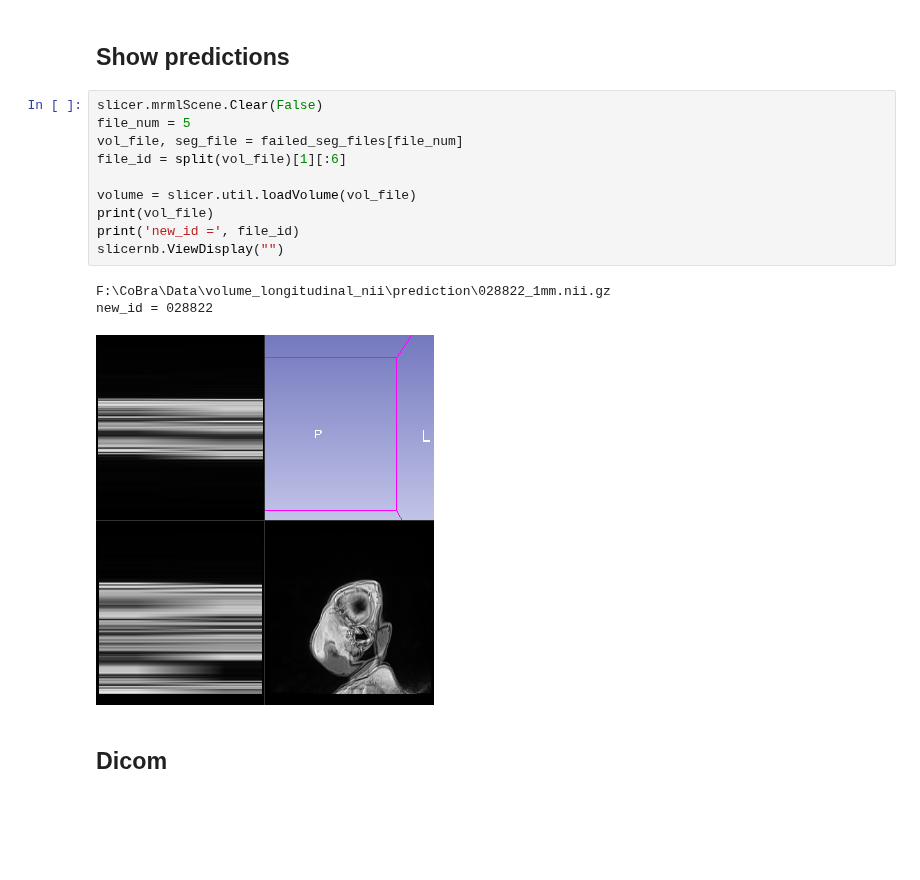
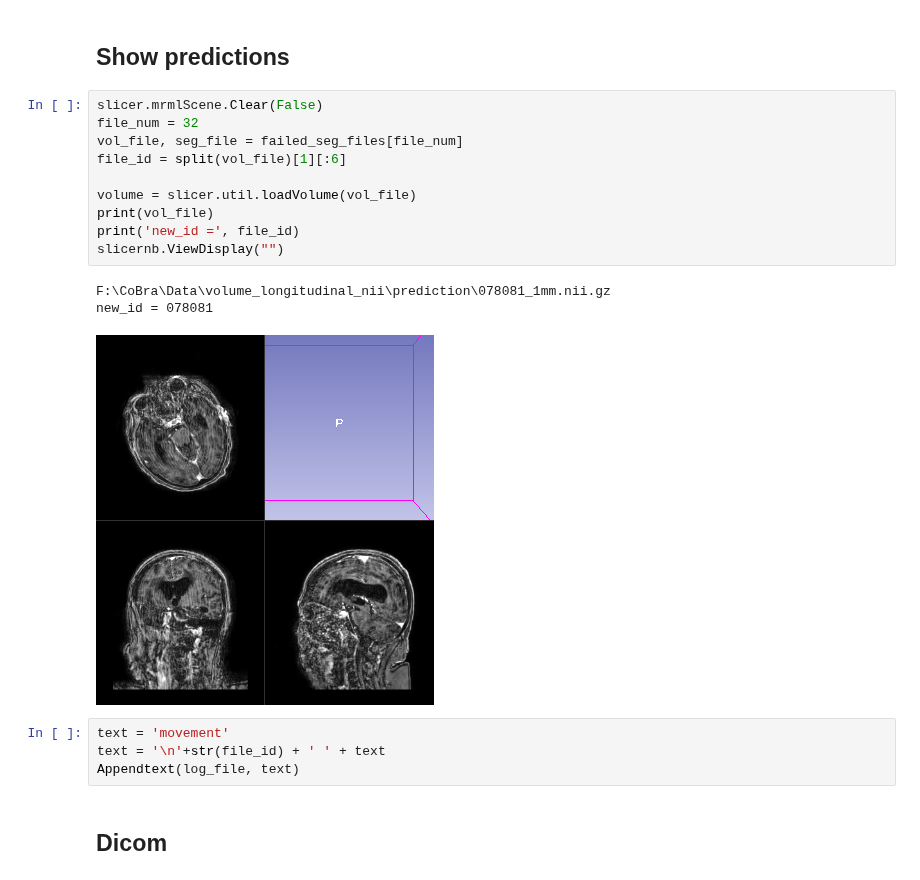
Before and after one commit to Kiril94/Thesis, a Jupyter notebook: cobra/t1_long/examine_failed_seg.ipynb, the cells around one changed output. Drawn from its saved outputs; the diff is of its cells as text; blank space fills up the shorter version.

```diff
--- a/cobra/t1_long/examine_failed_seg.ipynb
+++ b/cobra/t1_long/examine_failed_seg.ipynb
@@ -75,18 +75,22 @@ There are now 116 files in the database
 ## Show predictions
 # %%
 slicer.mrmlScene.Clear(False)
-file_num = 5
+file_num = 32
 vol_file, seg_file = failed_seg_files[file_num]
 file_id = split(vol_file)[1][:6]
 
 volume = slicer.util.loadVolume(vol_file)
 print(vol_file)
 print('new_id =', file_id)
 slicernb.ViewDisplay("")
 # %% [output]
-F:\CoBra\Data\volume_longitudinal_nii\prediction\028822_1mm.nii.gz
-new_id = 028822
+F:\CoBra\Data\volume_longitudinal_nii\prediction\078081_1mm.nii.gz
+new_id = 078081
-[figure, old version]
+[figure, new version]
+# %%
+text = 'movement'
+text = '\n'+str(file_id) + ' ' + text
+Appendtext(log_file, text)
 # %% [markdown]
 ## Dicom
 # %%
```
Also changed, not shown: parts of 2 cells of this notebook, 3 other files.
